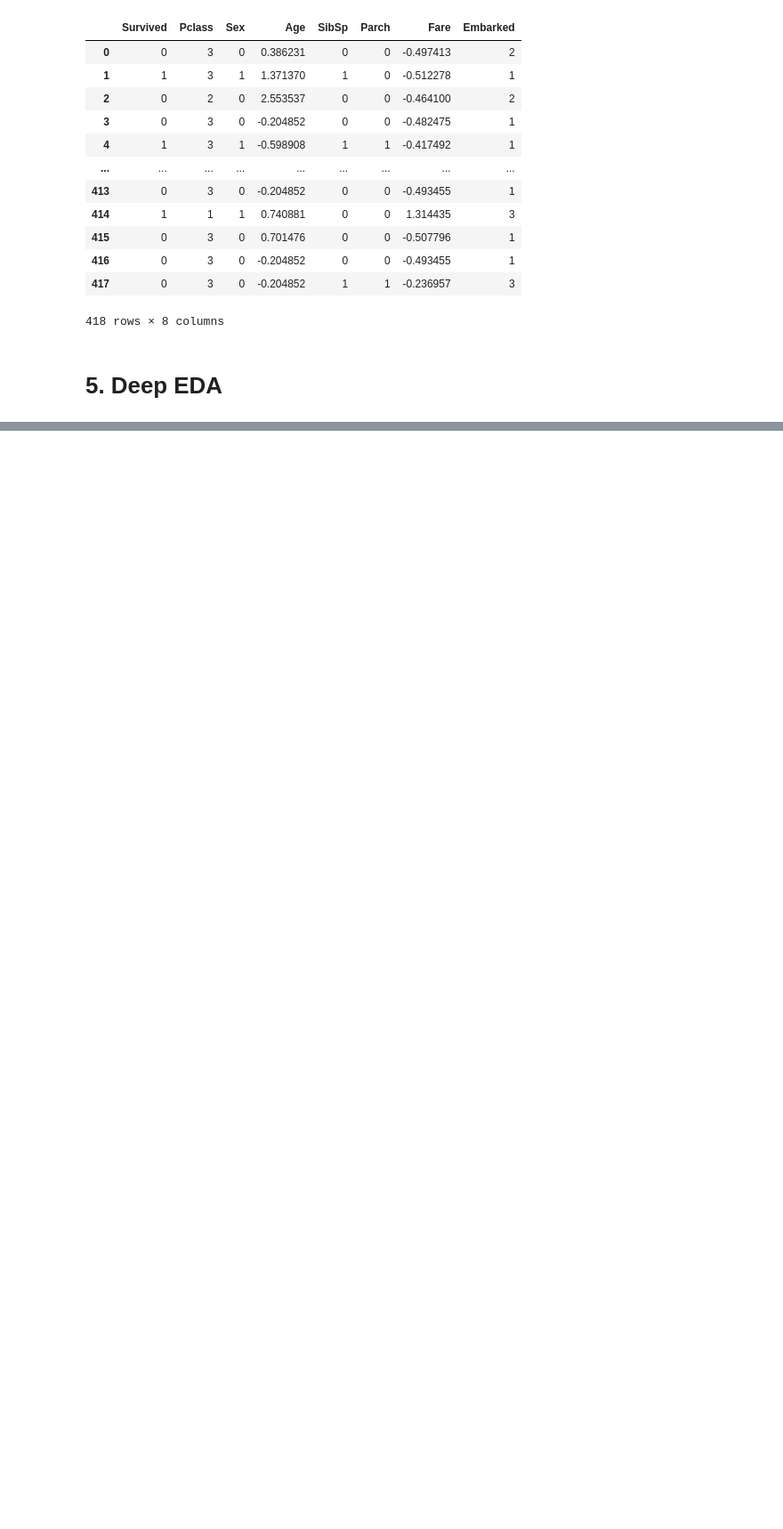
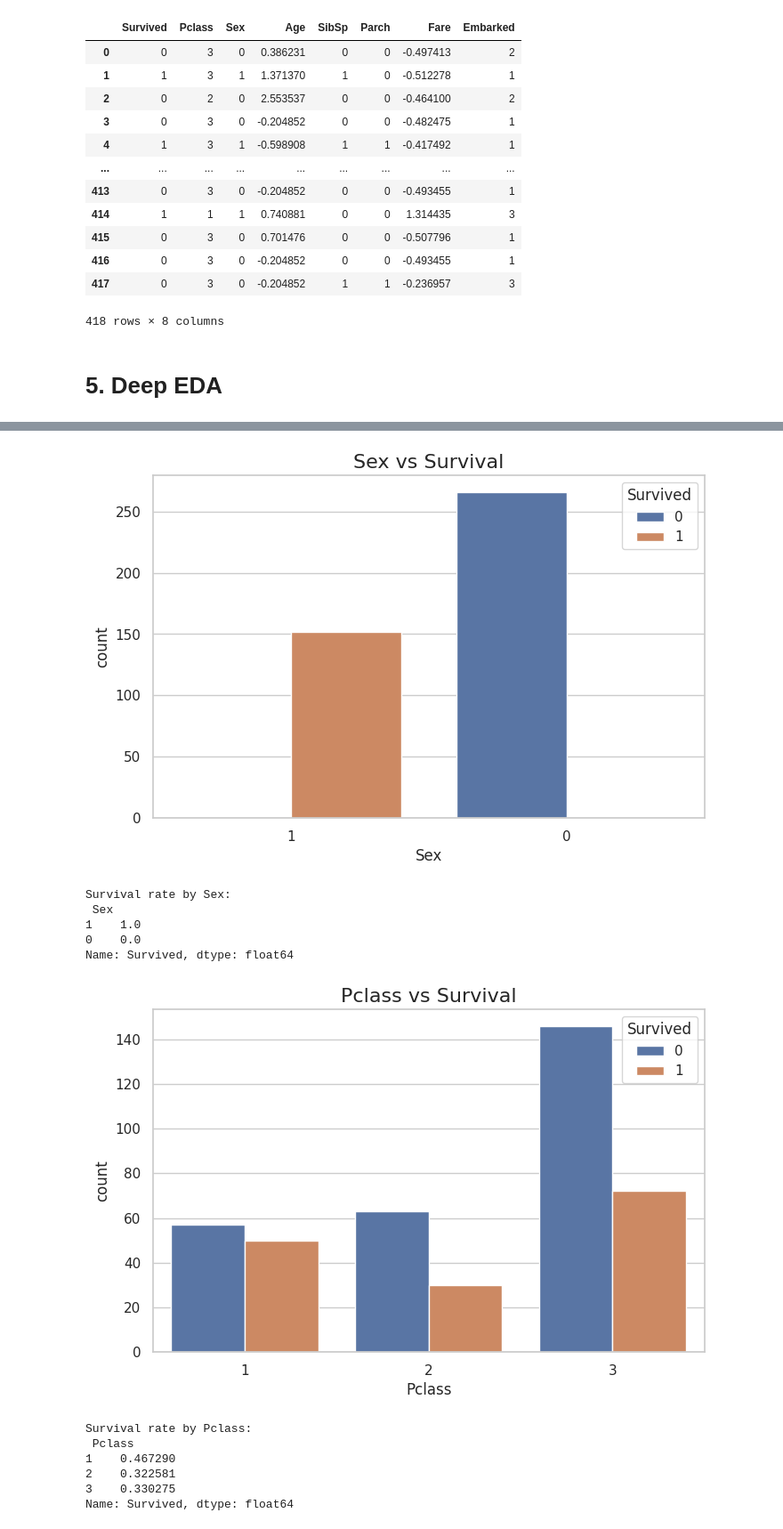
Before and after one commit to YogeshChopade43/Kaggle, a Jupyter notebook: Titanic_Dataset_Logistic_Regression.ipynb, the cells around one changed output, grey strips where cells are left out. Shown at 89% size. Cells and saved outputs as stored; diff of their text form; code cells hidden in the pictures; blank space fills up the shorter version.

```diff
--- a/Titanic_Dataset_Logistic_Regression.ipynb
+++ b/Titanic_Dataset_Logistic_Regression.ipynb
@@ -210,0 +260,48 @@ df
+# %%
+
+#--------------------Bivariate Plots------------------------
+
+
+# -------------------
+# Categorical vs Target
+# -------------------
+cat_features = ["Sex", "Pclass", "Embarked", "SibSp", "Parch"]
+
+for col in cat_features:
+    plt.figure(figsize=(8,5))
+    sns.countplot(x=col, hue="Survived", data=df)
+    plt.title(f"{col} vs Survival", fontsize=16)
+    plt.show()
+
+    survival_rate = df.groupby(col)["Survived"].mean()
+    print(f"\nSurvival rate by {col}:\n", survival_rate)
+
+# -------------------
+# Numerical vs Target
+# -------------------
+num_features = ["Age", "Fare"]
+
+for col in num_features:
+    plt.figure(figsize=(8,5))
+    sns.boxplot(x="Survived", y=col, data=df)
+    plt.title(f"{col} vs Survival", fontsize=16)
+    plt.show()
+
+    plt.figure(figsize=(8,5))
+    sns.histplot(data=df, x=col, hue="Survived", kde=True, element="step", bins=30)
+    plt.title(f"Distribution of {col} by Survival", fontsize=16)
+    plt.show()
+# %% [output]
+[figure, added]
+Survival rate by Sex:
+ Sex
+1    1.0
+0    0.0
+Name: Survived, dtype: float64
+[figure, added]
+Survival rate by Pclass:
+ Pclass
+1    0.467290
+2    0.322581
+3    0.330275
+Name: Survived, dtype: float64
```
Also changed, not shown: parts of 10 cells of this notebook.
